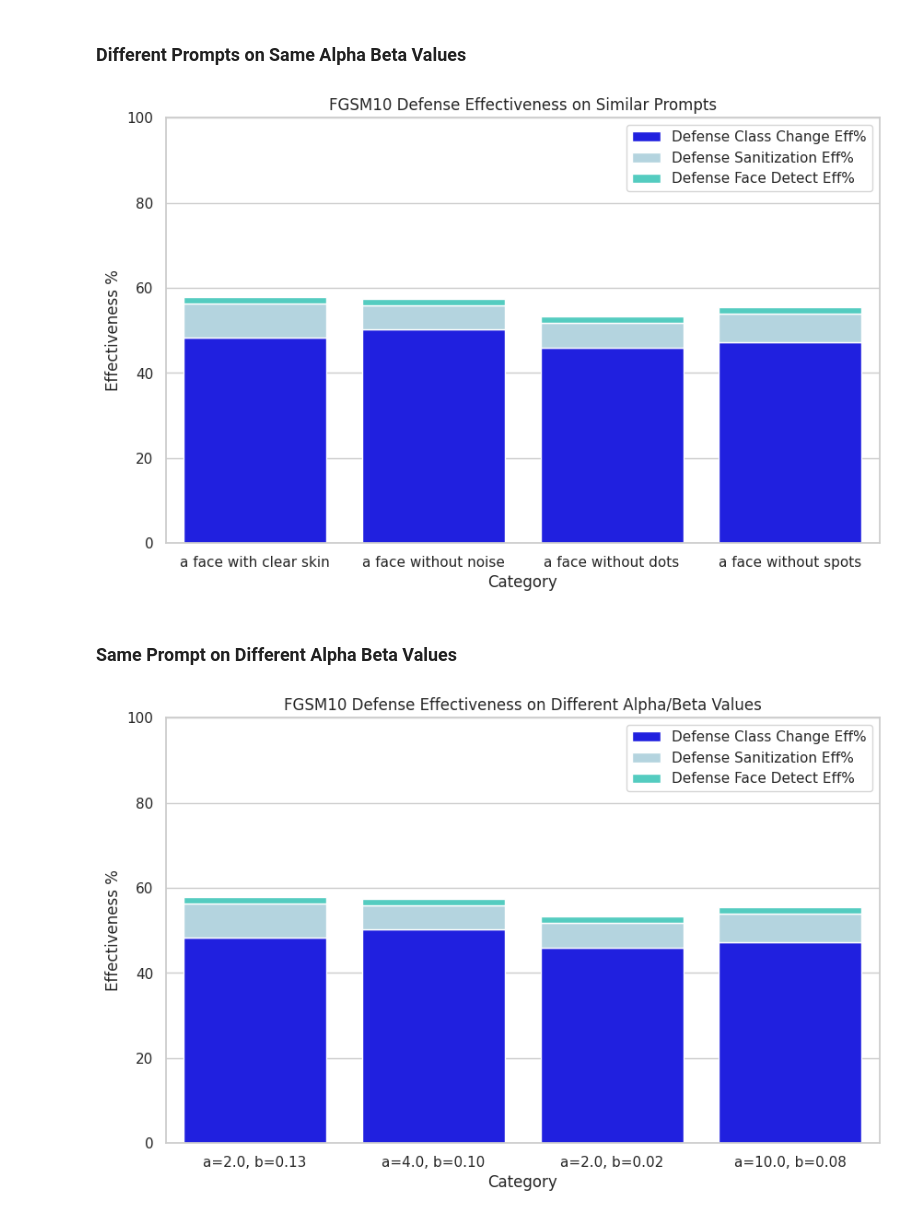
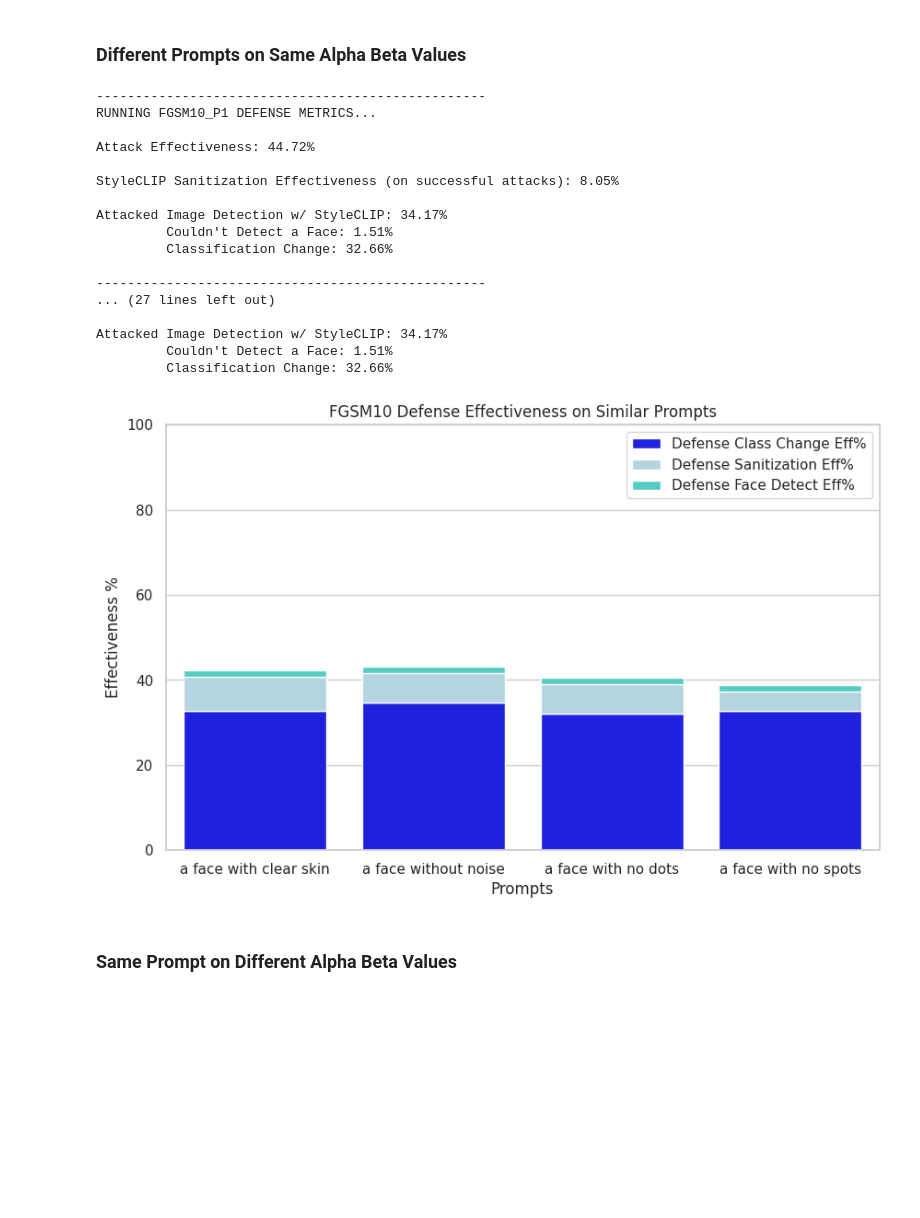
Before and after one commit to hassledw/StyleCLIP_Defense, a Jupyter notebook: celeb_metrics.ipynb, the cells around one changed output. Cells and saved outputs as stored; diff of their text form; code cells hidden in the pictures; blank space fills up the shorter version.

Commit message:
added corrected plots

```diff
--- a/celeb_metrics.ipynb
+++ b/celeb_metrics.ipynb
@@ -251,64 +263,65 @@ plt.show()
 ### Different Prompts on Same Alpha Beta Values
 # %%
 # Sample data
+
+fgsm10_attack_df = pd.read_csv("/home/grads/hassledw/StyleCLIP_Defense/CelebA_HQ-Labeled/FGSM10.csv")
+fgsm10_detected_df = pd.read_csv("/home/grads/hassledw/StyleCLIP_Defense/CelebA_HQ-Labeled/StyleCLIP-FGSM10-detected.csv")
+
+fgsm10_defend_df_p1 = pd.read_csv("/home/grads/hassledw/StyleCLIP_Defense/CelebA_HQ-Labeled/StyleCLIP-FGSM10-p1.csv")
+fgsm10_defend_df_p2 = pd.read_csv("/home/grads/hassledw/StyleCLIP_Defense/CelebA_HQ-Labeled/StyleCLIP-FGSM10-p2.csv")
+fgsm10_defend_df_p3 = pd.read_csv("/home/grads/hassledw/StyleCLIP_Defense/CelebA_HQ-Labeled/StyleCLIP-FGSM10-p3.csv")
+fgsm10_defend_df_p4 = pd.read_csv("/home/grads/hassledw/StyleCLIP_Defense/CelebA_HQ-Labeled/StyleCLIP-FGSM10-p4.csv")
+
+print_defense_metrics("FGSM10_P1", fgsm10_attack_df, fgsm10_defend_df_p1, fgsm10_detected_df)
+print_defense_metrics("FGSM10_P2", fgsm10_attack_df, fgsm10_defend_df_p2, fgsm10_detected_df)
+print_defense_metrics("FGSM10_P3", fgsm10_attack_df, fgsm10_defend_df_p3, fgsm10_detected_df)
+print_defense_metrics("FGSM10_P4", fgsm10_attack_df, fgsm10_defend_df_p4, fgsm10_detected_df)
+
 data = {
-    'Category': ['a face with clear skin', 'a face without noise', 'a face without dots', 'a face without spots'],
-    'Defense Class Change Eff%': [48.24, 50.25, 45.84, 47.25],
-    'Defense Sanitization Eff%': [8.05, 5.75, 5.90, 6.7],
+    'Category': ['a face with clear skin', 'a face without noise', 'a face with no dots', 'a face with no spots'],
+    'Defense Class Change Eff%': [32.66, 34.67, 32.16, 32.66],
+    'Defense Sanitization Eff%': [8.05, 6.90, 6.90, 4.60],
     'Defense Face Detect Eff%': [1.51, 1.51, 1.51, 1.51],
 }
 
 df = pd.DataFrame(data)
 
 # Set the seaborn style
 sns.set(style="whitegrid")
 
 # Create a bar plot using Seaborn
 plt.figure(figsize=(10, 6))
 sns.barplot(x='Category', y='Defense Class Change Eff%', data=df, color='blue', label='Defense Class Change Eff%')
 sns.barplot(x='Category', y='Defense Sanitization Eff%', data=df, color='lightblue', label='Defense Sanitization Eff%', bottom=df['Defense Class Change Eff%'])
 sns.barplot(x='Category', y='Defense Face Detect Eff%', data=df, color='turquoise', label='Defense Face Detect Eff%', bottom=df['Defense Class Change Eff%'] + df['Defense Sanitization Eff%'])
 plt.legend()
 plt.ylim(0, 100)
 
 # Set plot labels and title
-plt.xlabel('Category')
+plt.xlabel('Prompts')
 plt.ylabel('Effectiveness %')
 plt.title('FGSM10 Defense Effectiveness on Similar Prompts')
 
 # Show the plot
 plt.show()
 # %% [output]
+--------------------------------------------------
+RUNNING FGSM10_P1 DEFENSE METRICS...
+
+Attack Effectiveness: 44.72%
+
+StyleCLIP Sanitization Effectiveness (on successful attacks): 8.05%
+
+Attacked Image Detection w/ StyleCLIP: 34.17%
+         Couldn't Detect a Face: 1.51%
+         Classification Change: 32.66%
+
+--------------------------------------------------
+... (27 lines left out)
+
+Attacked Image Detection w/ StyleCLIP: 34.17%
+         Couldn't Detect a Face: 1.51%
+         Classification Change: 32.66%
-[figure, old version]
+[figure, new version]
 # %% [markdown]
 ### Same Prompt on Different Alpha Beta Values
-# %%
-# Sample data
-data = {
-    'Category': ['a=2.0, b=0.13', 'a=4.0, b=0.10', 'a=2.0, b=0.02', 'a=10.0, b=0.08'],
-    'Defense Class Change Eff%': [48.24, 50.25, 45.84, 47.25],
-    'Defense Sanitization Eff%': [8.05, 5.75, 5.90, 6.7],
-    'Defense Face Detect Eff%': [1.51, 1.51, 1.51, 1.51],
-}
-
-df = pd.DataFrame(data)
-
-# Set the seaborn style
-sns.set(style="whitegrid")
-
-# Create a bar plot using Seaborn
-plt.figure(figsize=(10, 6))
-sns.barplot(x='Category', y='Defense Class Change Eff%', data=df, color='blue', label='Defense Class Change Eff%')
-sns.barplot(x='Category', y='Defense Sanitization Eff%', data=df, color='lightblue', label='Defense Sanitization Eff%', bottom=df['Defense Class Change Eff%'])
-sns.barplot(x='Category', y='Defense Face Detect Eff%', data=df, color='turquoise', label='Defense Face Detect Eff%', bottom=df['Defense Class Change Eff%'] + df['Defense Sanitization Eff%'])
-plt.legend()
-plt.ylim(0, 100)
-
-# Set plot labels and title
-plt.xlabel('Category')
-plt.ylabel('Effectiveness %')
-plt.title('FGSM10 Defense Effectiveness on Different Alpha/Beta Values')
-# Show the plot
-plt.show()
-# %% [output]
-[figure, removed]
```
Also changed, not shown: parts of 5 cells of this notebook, 13 other files.
